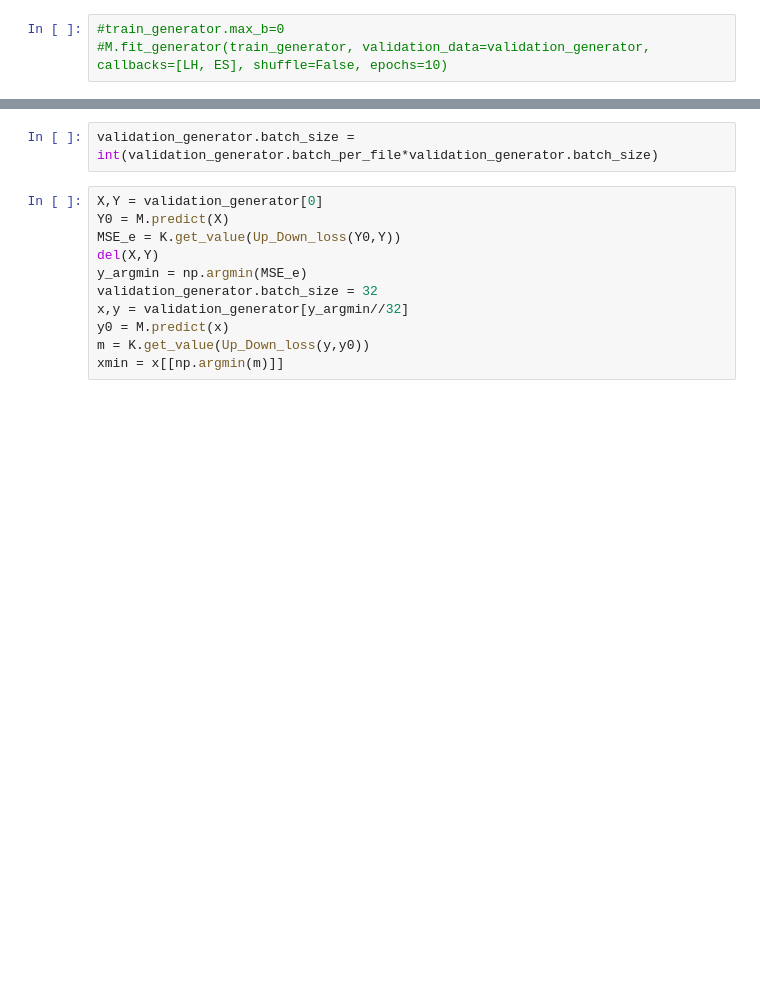
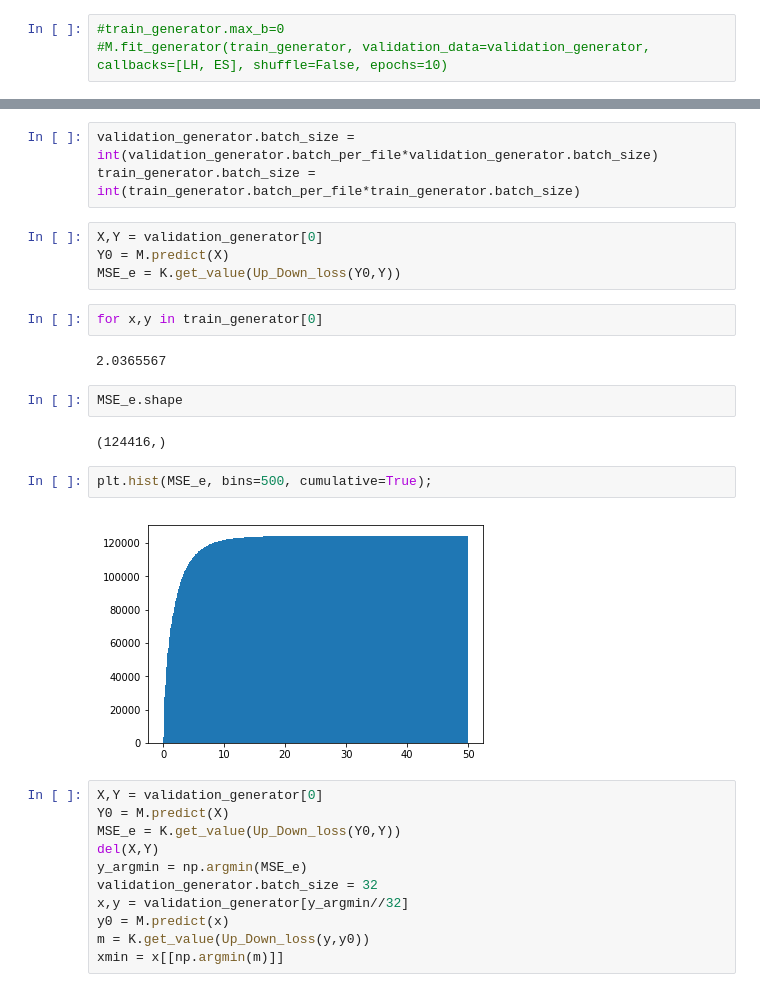
Before and after one commit to VIsh76/FLX_NN_emulation, a Jupyter notebook: Unet-Trainer.ipynb, the cells around one changed output, grey strips where cells are left out. Drawn from its saved outputs; the diff is of its cells as text; blank space fills up the shorter version.

```diff
--- a/Unet-Trainer.ipynb
+++ b/Unet-Trainer.ipynb
@@ -352,5 +366,22 @@ np.argmin(MSE_e)
 # %%
 validation_generator.batch_size = int(validation_generator.batch_per_file*validation_generator.batch_size)
+train_generator.batch_size = int(train_generator.batch_per_file*train_generator.batch_size)
+# %%
+X,Y = validation_generator[0]
+Y0 = M.predict(X)
+MSE_e = K.get_value(Up_Down_loss(Y0,Y))
+# %%
+for x,y in train_generator[0]
+# %% [output]
+2.0365567
+# %%
+MSE_e.shape
+# %% [output]
+(124416,)
+# %%
+plt.hist(MSE_e, bins=500, cumulative=True);
+# %% [output]
+[figure, added]
 # %%
 X,Y = validation_generator[0]
 Y0 = M.predict(X)
```
Also changed, not shown: parts of 21 cells of this notebook, 22 other files.
